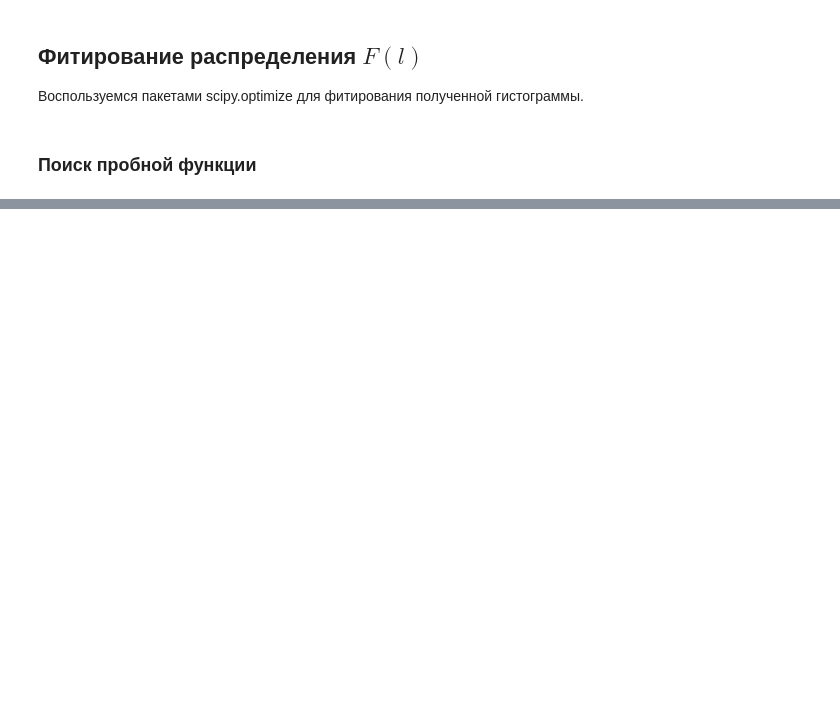
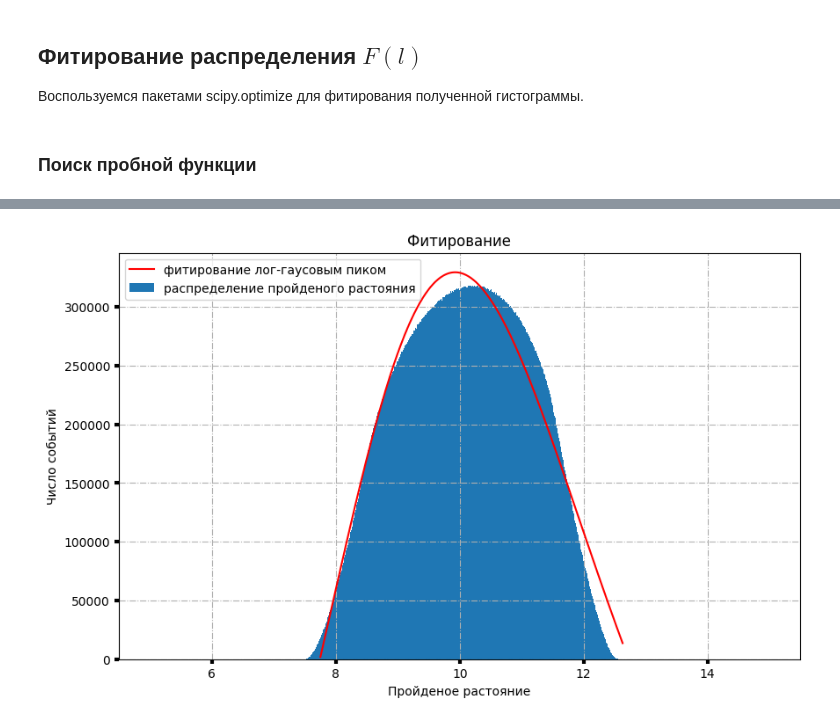
Before and after one commit to AleksandrYushin/Danss-netrino, a Jupyter notebook: Danss.ipynb, the cells around one changed output, grey strips where cells are left out. Saved outputs shown, nothing was run; the diff lists cells and outputs as text; code cells hidden in the pictures; blank space fills up the shorter version.

```diff
--- a/Danss.ipynb
+++ b/Danss.ipynb
@@ -149,0 +235,22 @@ pyplot.show()
+# %%
+xx = []
+yy = []
+for i in range(i_min, i_max):
+    if gauss_log(l[i], args[0], args[1], args[2], args[3]) > 0:
+      xx.append(l[i])
+      yy.append(gauss_log(l[i], args[0], args[1], args[2], args[3]))
+
+fig, ax = plt.subplots(figsize=(10, 6))
+ax.set_title('Фитирование')
+ax.set_xlabel('Пройденое растояние')
+ax.set_ylabel('Число событий')
+ax.grid(True, linestyle='-.')
+ax.tick_params(labelsize='medium', width=3)
+
+
+ax.bar(l, data, linewidth = 1., width = err, label = "распределение пройденого растояния")
+ax.plot(xx, yy, color='r', label = "фитирование лог-гаусовым пиком")
+ax.legend()
+pyplot.show()
+# %% [output]
+[figure, added]
```
Also changed, not shown: parts of 20 cells of this notebook, 24 other files.
